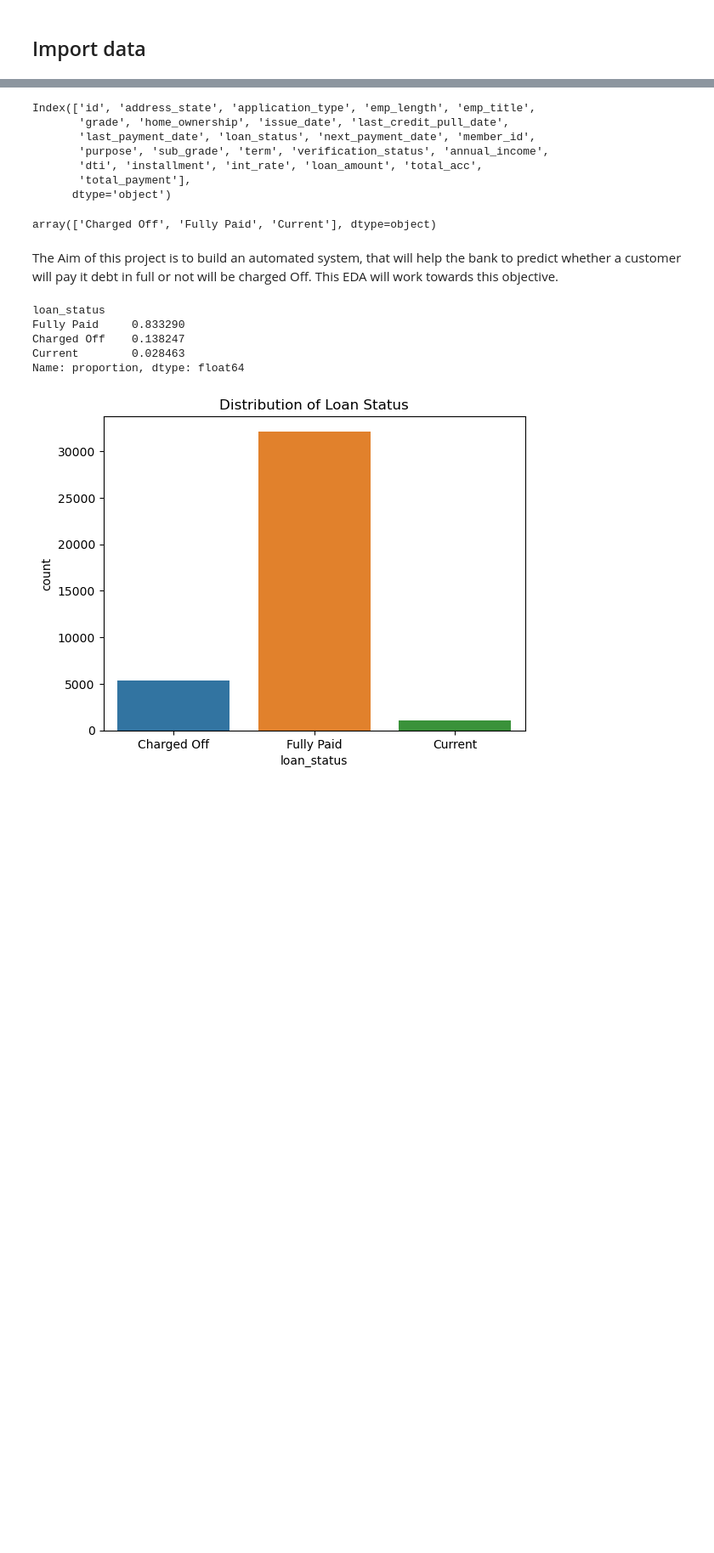
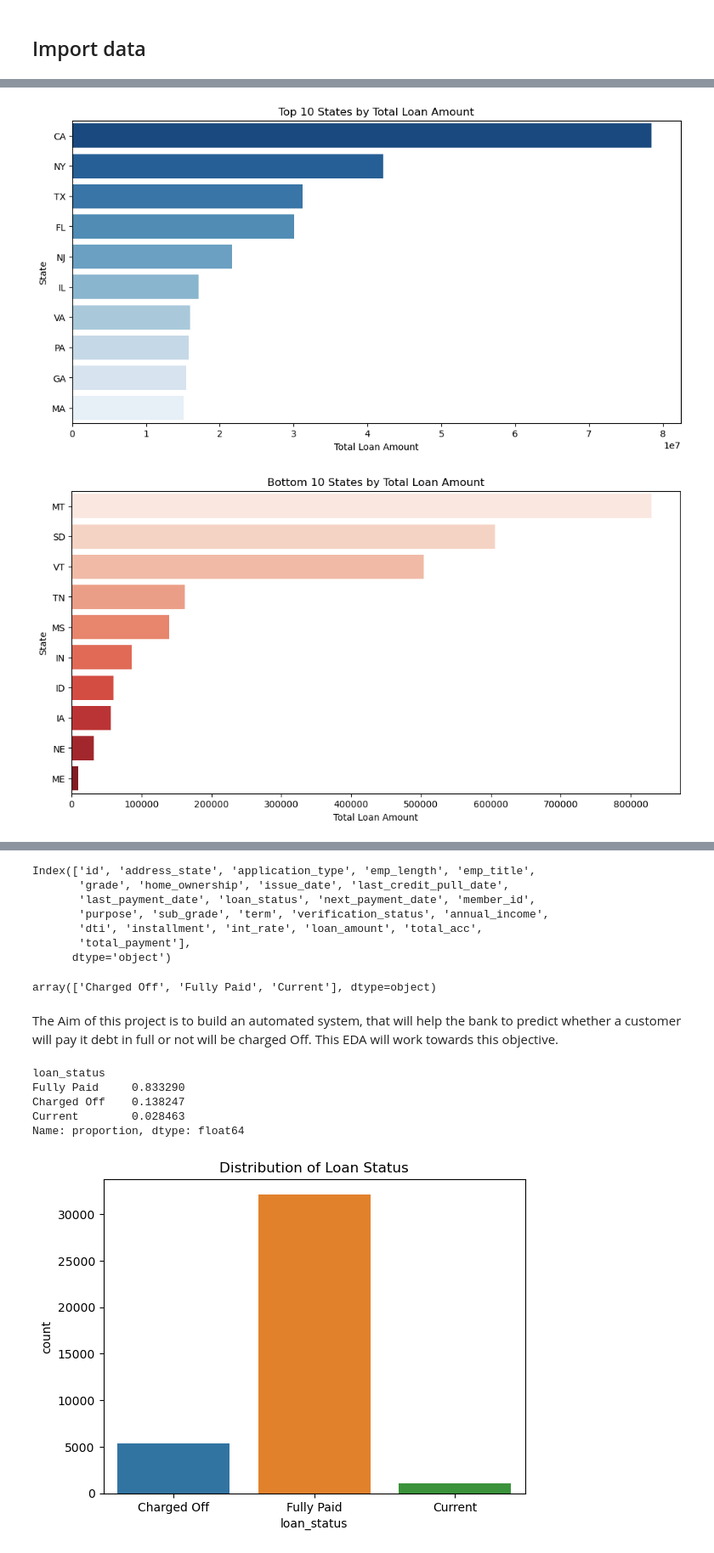
Before and after one commit to noe2019/Smart-Lending, a Jupyter notebook: Notebooks/EDA.ipynb, the cells around one changed output, grey strips where cells are left out. Shown at 85% size. Drawn from its saved outputs; the diff is of its cells as text; code cells hidden in the pictures; blank space fills up the shorter version.

```diff
--- a/Notebooks/EDA.ipynb
+++ b/Notebooks/EDA.ipynb
@@ -18,0 +65,16 @@ df.head()
+# %%
+# Group by state and sum the loan amounts
+loan_by_state = df.groupby('address_state')['loan_amount'].sum().reset_index()
+
+# Sort the states by total loan amount
+loan_by_state_sorted = loan_by_state.sort_values(by='loan_amount', ascending=False)
+
+# Display the top 10 states by total loan amount
+top_10_states = loan_by_state_sorted.head(10)
+print("Top 10 states by total loan amount:")
+print(top_10_states)
+
+# Display the bottom 10 states by total loan amount
+bottom_10_states = loan_by_state_sorted.tail(10)
+print("\nBottom 10 states by total loan amount:")
+print(bottom_10_states)
@@ -18,0 +99,22 @@ df.head()
+# %%
+import matplotlib.pyplot as plt
+import seaborn as sns
+
+# Plot the top 10 states by total loan amount
+plt.figure(figsize=(12, 6))
+sns.barplot(x='loan_amount', y='address_state', data=top_10_states, palette='Blues_r')
+plt.title('Top 10 States by Total Loan Amount')
+plt.xlabel('Total Loan Amount')
+plt.ylabel('State')
+plt.show()
+
+# Plot the bottom 10 states by total loan amount
+plt.figure(figsize=(12, 6))
+sns.barplot(x='loan_amount', y='address_state', data=bottom_10_states, palette='Reds')
+plt.title('Bottom 10 States by Total Loan Amount')
+plt.xlabel('Total Loan Amount')
+plt.ylabel('State')
+plt.show()
+# %% [output]
+[figure, added]
+[figure, added]
```
Also changed, not shown: parts of 18 cells of this notebook, 1 other file.
